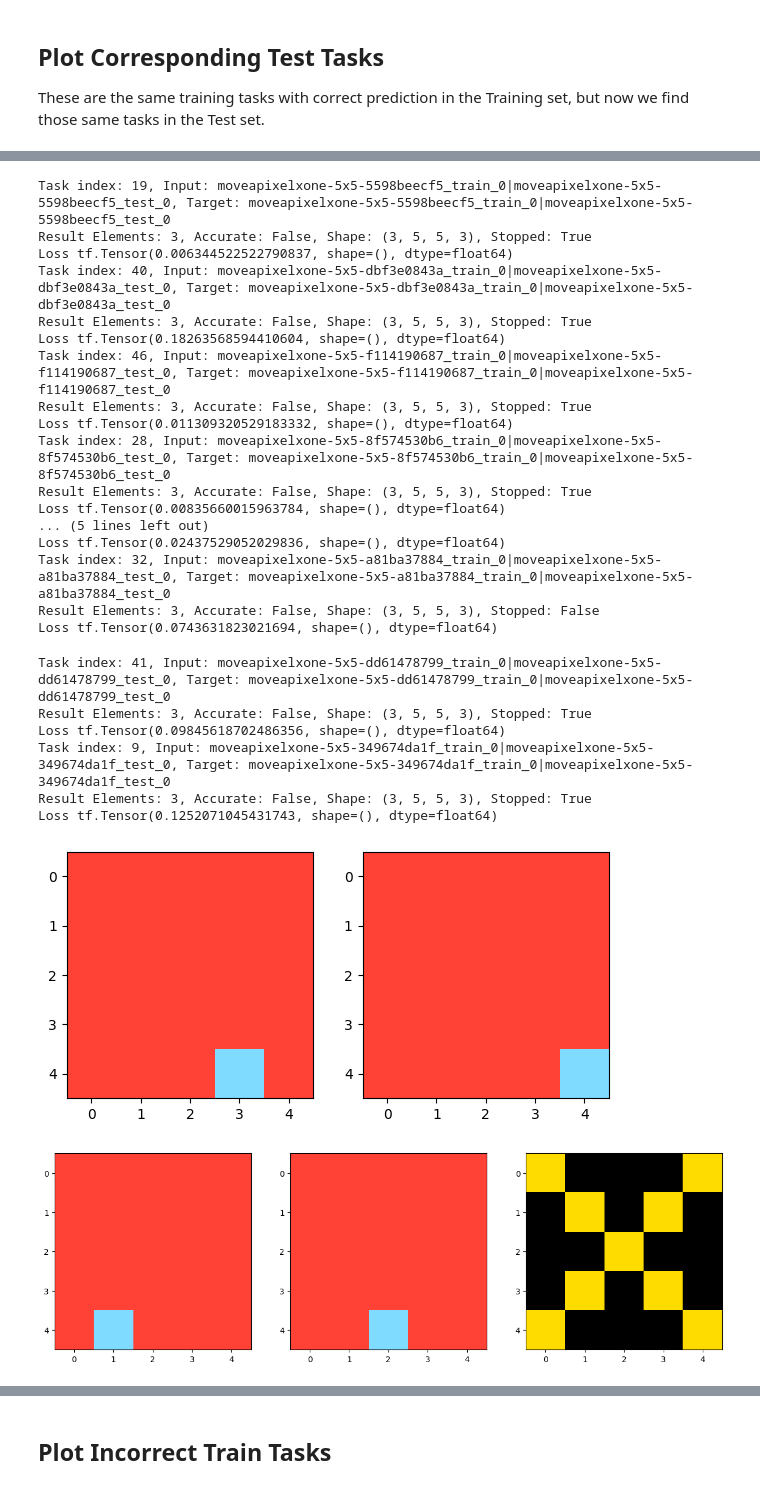
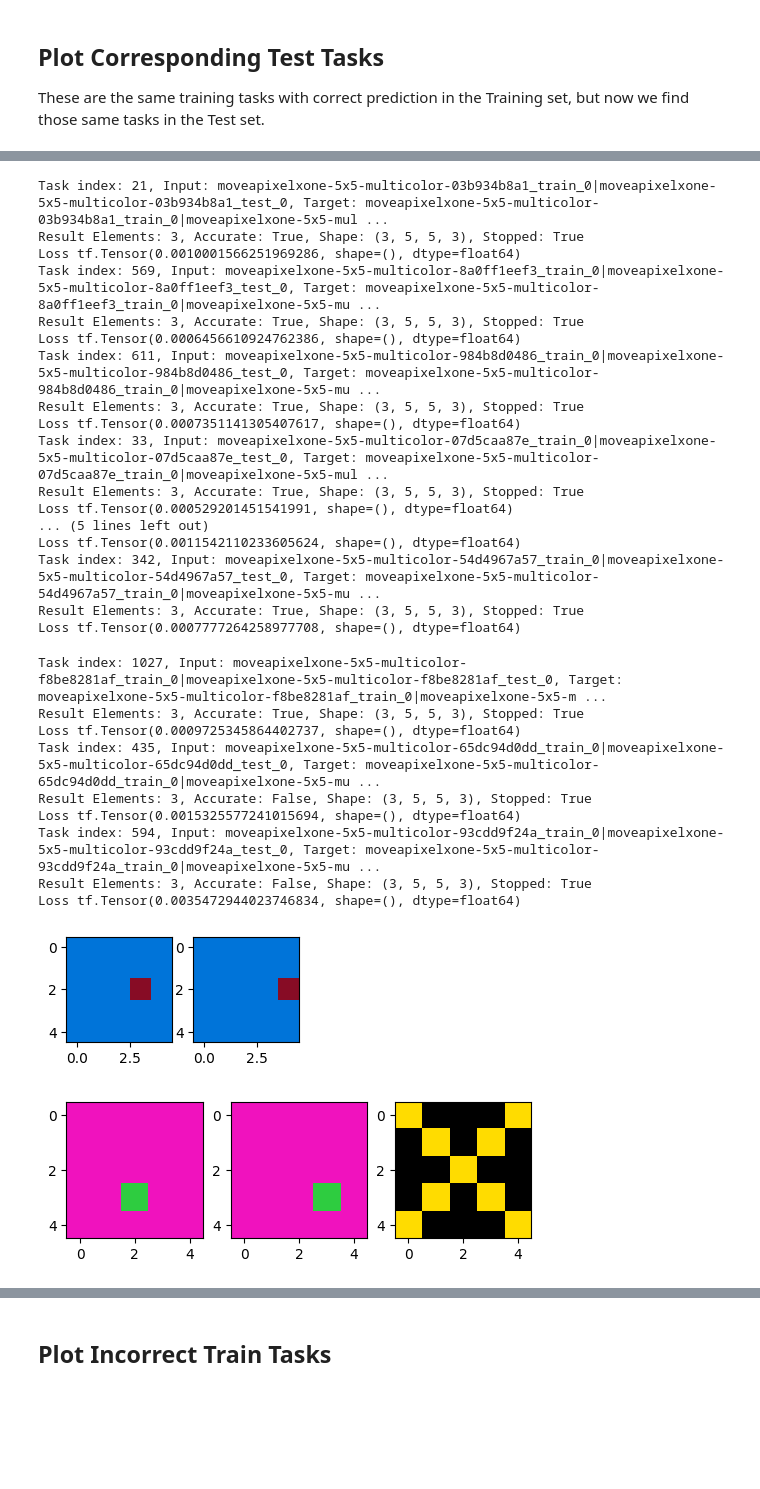
Before and after one commit to gkcng/arc, a Jupyter notebook: arc_transformer.ipynb, the cells around one changed output, grey strips where cells are left out. Saved outputs shown, nothing was run; the diff lists cells and outputs as text; code cells hidden in the pictures; blank space fills up the shorter version.

```diff
--- a/arc_transformer.ipynb
+++ b/arc_transformer.ipynb
@@ -1135,7 +1103,7 @@ Loss tf.Tensor(0.09845618702486356, shape=(), dtype=float64)
 # %%
 val_loss   = tf.keras.metrics.Mean(name='val_loss')
 
-def score(data_set):
+def score(model, data_set):
 
   val_loss.reset_states()
   stops_found=0
@@ -1144,7 +1112,7 @@ def score(data_set):
   inp           = data_set.enc_inp_model
   tar           = data_set.dec_inp_model
   for idx in range(len(inp)):
-      pred, loss, stop_detected = solve_one(inp[idx], tar[idx])
+      pred, loss, stop_detected = solve_one(model, inp[idx], tar[idx])
       if is_exact_match(tar[idx], pred):
           accurate.append(idx)
       val_loss(loss)
@@ -1194,7 +1192,7 @@ Loss tf.Tensor(0.016245976116313714, shape=(), dtype=float64)
 # %% [markdown]
 ## Score Train Set
 # %%
-correct_idxs = score(training_set)
+correct_idxs = score(transformer, training_set)
 print(correct_idxs)
 # %% [output]
 processed 0
@@ -1217,5 +1214,5 @@ print (len(correct_idxs))
 if len(correct_idxs) > 0:
   subset=[ correct_idxs[np.random.randint(0, len(correct_idxs))] for i in range(10) ]
   print(subset)
-  solve_and_plot(training_set, subset)
+  solve_and_plot(transformer, training_set, subset)
 # %% [output]
@@ -1262,7 +1259,7 @@ These are the same training tasks with correct prediction in the Training set, b
 # %%
 crt = {}
 for c in subset:
-  task = training_set.labels[c].split("_")[0]
+  task = training_set.names[c].split("_")[0]
   if task in crt:
     crt[task]+=1
   else:
@@ -1275,32 +1272,35 @@ print(crt)
 # %%
 cases = [c+"_test_0" for c in crt.keys()]
 inds = []
 for c in cases:
-    inds.append(next(i for i, s in enumerate(validatn_set.labels) if s.endswith(c)))
-solve_and_plot(validatn_set, inds)
+    inds.append(next(i for i, s in enumerate(validatn_set.names) if s.endswith(c)))
+solve_and_plot(transformer, validatn_set, inds)
 # %% [output]
-Task index: 19, Input: moveapixelxone-5x5-5598beecf5_train_0|moveapixelxone-5x5-5598beecf5_test_0, Target: moveapixelxone-5x5-5598beecf5_train_0|moveapixelxone-5x5-5598beecf5_test_0
-Result Elements: 3, Accurate: False, Shape: (3, 5, 5, 3), Stopped: True
-Loss tf.Tensor(0.006344522522790837, shape=(), dtype=float64)
-Task index: 40, Input: moveapixelxone-5x5-dbf3e0843a_train_0|moveapixelxone-5x5-dbf3e0843a_test_0, Target: moveapixelxone-5x5-dbf3e0843a_train_0|moveapixelxone-5x5-dbf3e0843a_test_0
-Result Elements: 3, Accurate: False, Shape: (3, 5, 5, 3), Stopped: True
-Loss tf.Tensor(0.18263568594410604, shape=(), dtype=float64)
-Task index: 46, Input: moveapixelxone-5x5-f114190687_train_0|moveapixelxone-5x5-f114190687_test_0, Target: moveapixelxone-5x5-f114190687_train_0|moveapixelxone-5x5-f114190687_test_0
-Result Elements: 3, Accurate: False, Shape: (3, 5, 5, 3), Stopped: True
-Loss tf.Tensor(0.011309320529183332, shape=(), dtype=float64)
-Task index: 28, Input: moveapixelxone-5x5-8f574530b6_train_0|moveapixelxone-5x5-8f574530b6_test_0, Target: moveapixelxone-5x5-8f574530b6_train_0|moveapixelxone-5x5-8f574530b6_test_0
-Result Elements: 3, Accurate: False, Shape: (3, 5, 5, 3), Stopped: True
-Loss tf.Tensor(0.00835660015963784, shape=(), dtype=float64)
+Task index: 21, Input: moveapixelxone-5x5-multicolor-03b934b8a1_train_0|moveapixelxone-5x5-multicolor-03b934b8a1_test_0, Target: moveapixelxone-5x5-multicolor-03b934b8a1_train_0|moveapixelxone-5x5-mul ...
+Result Elements: 3, Accurate: True, Shape: (3, 5, 5, 3), Stopped: True
+Loss tf.Tensor(0.0010001566251969286, shape=(), dtype=float64)
+Task index: 569, Input: moveapixelxone-5x5-multicolor-8a0ff1eef3_train_0|moveapixelxone-5x5-multicolor-8a0ff1eef3_test_0, Target: moveapixelxone-5x5-multicolor-8a0ff1eef3_train_0|moveapixelxone-5x5-mu ...
+Result Elements: 3, Accurate: True, Shape: (3, 5, 5, 3), Stopped: True
+Loss tf.Tensor(0.0006456610924762386, shape=(), dtype=float64)
+Task index: 611, Input: moveapixelxone-5x5-multicolor-984b8d0486_train_0|moveapixelxone-5x5-multicolor-984b8d0486_test_0, Target: moveapixelxone-5x5-multicolor-984b8d0486_train_0|moveapixelxone-5x5-mu ...
+Result Elements: 3, Accurate: True, Shape: (3, 5, 5, 3), Stopped: True
+Loss tf.Tensor(0.0007351141305407617, shape=(), dtype=float64)
+Task index: 33, Input: moveapixelxone-5x5-multicolor-07d5caa87e_train_0|moveapixelxone-5x5-multicolor-07d5caa87e_test_0, Target: moveapixelxone-5x5-multicolor-07d5caa87e_train_0|moveapixelxone-5x5-mul ...
+Result Elements: 3, Accurate: True, Shape: (3, 5, 5, 3), Stopped: True
+Loss tf.Tensor(0.000529201451541991, shape=(), dtype=float64)
 ... (5 lines left out)
-Loss tf.Tensor(0.02437529052029836, shape=(), dtype=float64)
-Task index: 32, Input: moveapixelxone-5x5-a81ba37884_train_0|moveapixelxone-5x5-a81ba37884_test_0, Target: moveapixelxone-5x5-a81ba37884_train_0|moveapixelxone-5x5-a81ba37884_test_0
-Result Elements: 3, Accurate: False, Shape: (3, 5, 5, 3), Stopped: False
-Loss tf.Tensor(0.0743631823021694, shape=(), dtype=float64)
+Loss tf.Tensor(0.0011542110233605624, shape=(), dtype=float64)
+Task index: 342, Input: moveapixelxone-5x5-multicolor-54d4967a57_train_0|moveapixelxone-5x5-multicolor-54d4967a57_test_0, Target: moveapixelxone-5x5-multicolor-54d4967a57_train_0|moveapixelxone-5x5-mu ...
+Result Elements: 3, Accurate: True, Shape: (3, 5, 5, 3), Stopped: True
+Loss tf.Tensor(0.0007777264258977708, shape=(), dtype=float64)
-Task index: 41, Input: moveapixelxone-5x5-dd61478799_train_0|moveapixelxone-5x5-dd61478799_test_0, Target: moveapixelxone-5x5-dd61478799_train_0|moveapixelxone-5x5-dd61478799_test_0
+Task index: 1027, Input: moveapixelxone-5x5-multicolor-f8be8281af_train_0|moveapixelxone-5x5-multicolor-f8be8281af_test_0, Target: moveapixelxone-5x5-multicolor-f8be8281af_train_0|moveapixelxone-5x5-m ...
+Result Elements: 3, Accurate: True, Shape: (3, 5, 5, 3), Stopped: True
+Loss tf.Tensor(0.0009725345864402737, shape=(), dtype=float64)
+Task index: 435, Input: moveapixelxone-5x5-multicolor-65dc94d0dd_train_0|moveapixelxone-5x5-multicolor-65dc94d0dd_test_0, Target: moveapixelxone-5x5-multicolor-65dc94d0dd_train_0|moveapixelxone-5x5-mu ...
 Result Elements: 3, Accurate: False, Shape: (3, 5, 5, 3), Stopped: True
-Loss tf.Tensor(0.09845618702486356, shape=(), dtype=float64)
-Task index: 9, Input: moveapixelxone-5x5-349674da1f_train_0|moveapixelxone-5x5-349674da1f_test_0, Target: moveapixelxone-5x5-349674da1f_train_0|moveapixelxone-5x5-349674da1f_test_0
+Loss tf.Tensor(0.0015325577241015694, shape=(), dtype=float64)
+Task index: 594, Input: moveapixelxone-5x5-multicolor-93cdd9f24a_train_0|moveapixelxone-5x5-multicolor-93cdd9f24a_test_0, Target: moveapixelxone-5x5-multicolor-93cdd9f24a_train_0|moveapixelxone-5x5-mu ...
 Result Elements: 3, Accurate: False, Shape: (3, 5, 5, 3), Stopped: True
-Loss tf.Tensor(0.1252071045431743, shape=(), dtype=float64)
+Loss tf.Tensor(0.0035472944023746834, shape=(), dtype=float64)
-[figure, old version]
+[figure, new version]
-[figure, old version]
+[figure, new version]
```
Also changed, not shown: parts of 37 cells of this notebook, 1 other file.
